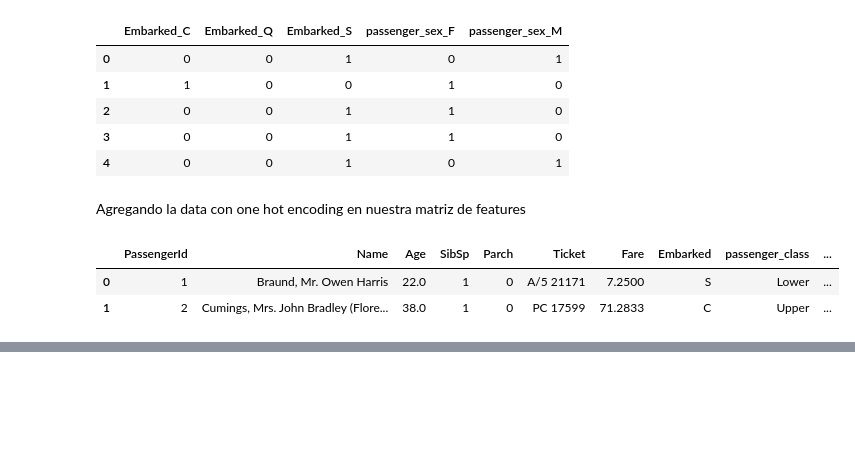
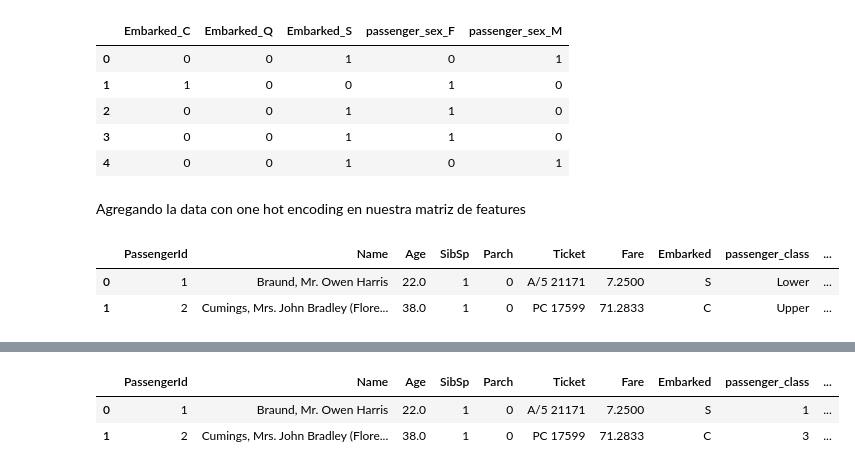
Before and after one commit to Kazeazul/Statistical_Learning, a Jupyter notebook: Proyecto/Proyecto_ML.ipynb, the cells around one changed output, grey strips where cells are left out. Cells and saved outputs as stored; diff of their text form; code cells hidden in the pictures; blank space fills up the shorter version.

```diff
--- a/Proyecto/Proyecto_ML.ipynb
+++ b/Proyecto/Proyecto_ML.ipynb
@@ -169,0 +178,8 @@ data_x.head(2)
+# %%
+data_x["passenger_class"] = data_x["passenger_class"].map({"Lower" : 1, "Middle" : 2, "Upper" : 3})
+# %%
+data_x.head(2)
+# %% [output]
+|  | PassengerId | Name | Age | SibSp | Parch | Ticket | Fare | Embarked | passenger_class | ... |
+| 0 | 1 | Braund, Mr. Owen Harris | 22.0 | 1 | 0 | A/5 21171 | 7.2500 | S | 1 | ... |
+| 1 | 2 | Cumings, Mrs. John Bradley (Flore... | 38.0 | 1 | 0 | PC 17599 | 71.2833 | C | 3 | ... |
```
Also changed, not shown: parts of 50 cells of this notebook, 6 other files.
